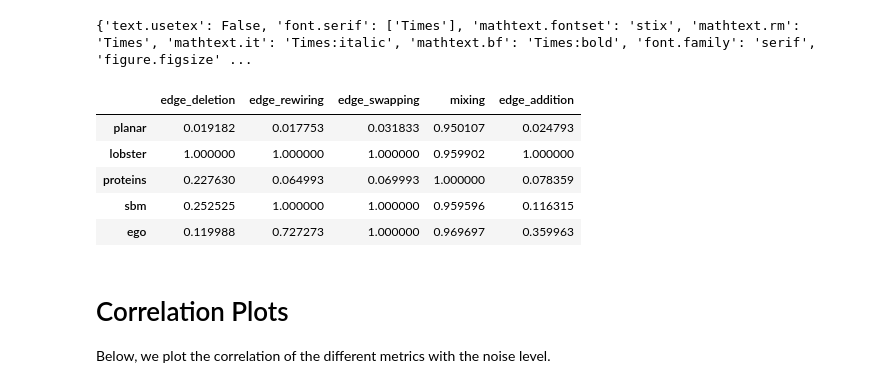
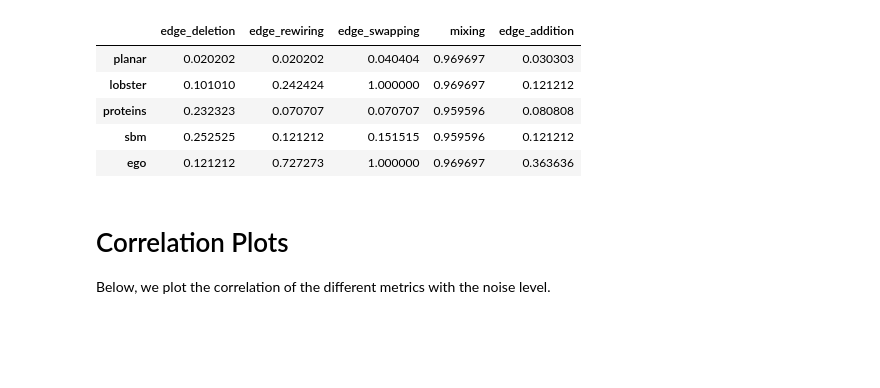
Before and after one commit to BorgwardtLab/polygraph-benchmark, a Jupyter notebook: experiments/perturbation/analysis.ipynb, the cells around one changed output. Saved outputs shown, nothing was run; the diff lists cells and outputs as text; code cells hidden in the pictures; blank space fills up the shorter version.

```diff
--- a/experiments/perturbation/analysis.ipynb
+++ b/experiments/perturbation/analysis.ipynb
@@ -3,24 +3,22 @@ import pandas as pd
 from itertools import product
 from IPython.display import display
 import ast
+import json
 import numpy as np
 import matplotlib.pyplot as plt
 from collections import defaultdict, OrderedDict
 from itertools import product
-from tueplots import bundles
 import seaborn as sns
 from matplotlib.ticker import MaxNLocator
 
+with open("/fs/pool/pool-mlsb/polygraph/rcparams.json", "r") as f:
+    style = json.load(f)
 
-style = bundles.neurips2024(usetex=False)
-style["font.size"] *= 1.2
-style["legend.fontsize"] *= 1.2
-style["axes.titlesize"] *= 1.2
-style["xtick.labelsize"] *= 1.2
-style["ytick.labelsize"] *= 1.2
-print(style)
-plt.rcParams.update(style)
-results_folder = "results_cropped"
+plot_full = True
+if plot_full:
+    results_folder = "/fs/pool/pool-mlsb/polygraph/perturbation_experiments/results_full"
+else:
+    results_folder = "/fs/pool/pool-mlsb/polygraph/perturbation_experiments/results_cropped"
 
 def process_results(df, saturation_threshold=0.95):
     # Find all columns that end with "informedness"
@@ -46,39 +44,38 @@ def process_results(df, saturation_threshold=0.95):
     informedness_cols = informedness_cols + ["rbf_informedness", "lr_informedness"]
 
     is_saturated = df[informedness_cols] >= saturation_threshold
     saturation_points = {}
     for col in informedness_cols:
         arr = is_saturated[col].values
         remains_saturated = np.cumprod(arr[::-1], axis=0)[::-1].astype(int)
         saturation_points[col] = df["noise_level"][remains_saturated.argmax().min()] if remains_saturated.any() else 1.0
 
     return df, saturation_points
 
 perturbations = ["edge_deletion", "edge_rewiring", "edge_swapping", "mixing", "edge_addition"]
 datasets = ["planar", "lobster", "proteins", "sbm", "ego"]
 all_saturation_points = defaultdict(dict)
 
 all_dfs = defaultdict(dict)
 
 for perturbation, dataset in product(perturbations, datasets):
     df = pd.read_csv(f"{results_folder}/perturbation_{dataset}_{perturbation}.csv")
     df, saturation_points = process_results(df)
 
     all_saturation_points[perturbation][dataset] = saturation_points["lr_informedness"]
     all_dfs[perturbation][dataset] = df
 
 
 all_saturation_points = pd.DataFrame(all_saturation_points)
 #all_saturation_points.to_csv("all_saturation_points.csv")
 display(all_saturation_points)
 # %% [output]
-{'text.usetex': False, 'font.serif': ['Times'], 'mathtext.fontset': 'stix', 'mathtext.rm': 'Times', 'mathtext.it': 'Times:italic', 'mathtext.bf': 'Times:bold', 'font.family': 'serif', 'figure.figsize' ...
 |  | edge_deletion | edge_rewiring | edge_swapping | mixing | edge_addition |
-| planar | 0.019182 | 0.017753 | 0.031833 | 0.950107 | 0.024793 |
-| lobster | 1.000000 | 1.000000 | 1.000000 | 0.959902 | 1.000000 |
-| proteins | 0.227630 | 0.064993 | 0.069993 | 1.000000 | 0.078359 |
-| sbm | 0.252525 | 1.000000 | 1.000000 | 0.959596 | 0.116315 |
-| ego | 0.119988 | 0.727273 | 1.000000 | 0.969697 | 0.359963 |
+| planar | 0.020202 | 0.020202 | 0.040404 | 0.969697 | 0.030303 |
+| lobster | 0.101010 | 0.242424 | 1.000000 | 0.969697 | 0.121212 |
+| proteins | 0.232323 | 0.070707 | 0.070707 | 0.959596 | 0.080808 |
+| sbm | 0.252525 | 0.121212 | 0.151515 | 0.959596 | 0.121212 |
+| ego | 0.121212 | 0.727273 | 1.000000 | 0.969697 | 0.363636 |
 # %% [markdown]
 # Correlation Plots
 Below, we plot the correlation of the different metrics with the noise level.
```
Also changed, not shown: parts of 3 cells of this notebook, 2 other files.
